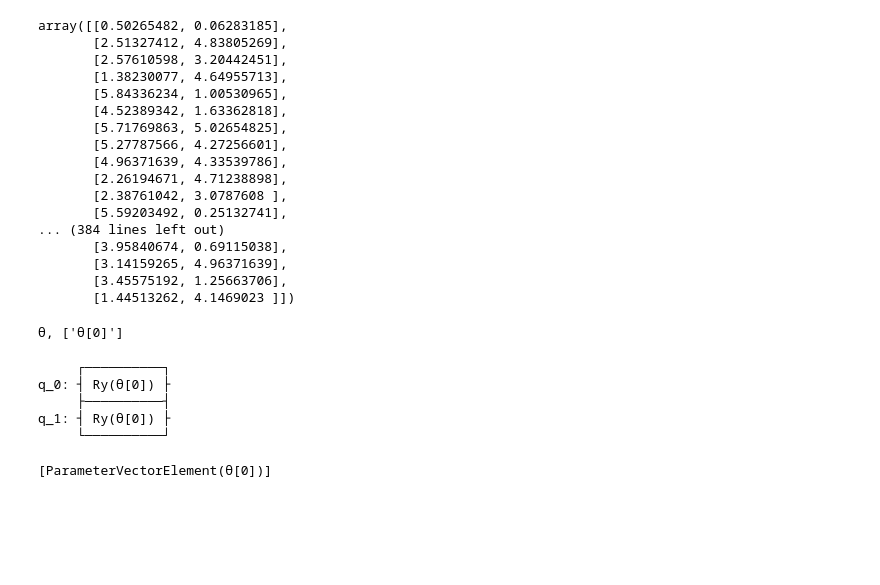
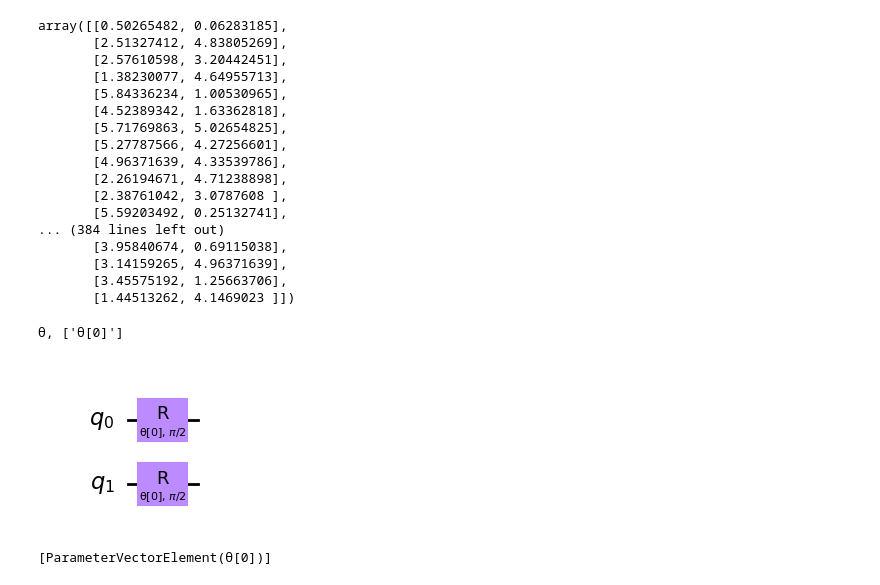
Before and after one commit to tenseisoham/QuantumML, a Jupyter notebook: Original-Code/Ad-Hoc-Data-QKT.ipynb, the cells around one changed output. Drawn from its saved outputs; the diff is of its cells as text; code cells hidden in the pictures; blank space fills up the shorter version.

```diff
--- a/Original-Code/Ad-Hoc-Data-QKT.ipynb
+++ b/Original-Code/Ad-Hoc-Data-QKT.ipynb
@@ -40,38 +40,34 @@ array([[0.50265482, 0.06283185],
 # %%
 import pandas as pd
 import numpy as np
 from sklearn.model_selection import train_test_split
 from sklearn.preprocessing import LabelEncoder
 
 # Separate the dataset into features (X) and target label (y)
 y = train_labels
 X = train_features
 
 label_encoder = LabelEncoder()
 y = label_encoder.fit_transform(y)
 
 # Set parameters for the quantum feature map
 feature_dimension = 2  # Number of features used in the quantum feature map
 reps = 2  # Number of repetitions of the feature map circuit
 entanglement = 'linear'  # Type of entanglement in the quantum circuit
 
 # Define a custom rotational layer for the quantum feature map
 from qiskit import QuantumCircuit
 from qiskit.circuit import ParameterVector
 training_params = ParameterVector("θ", 1)
 print(training_params)
 fm0 = QuantumCircuit(feature_dimension)
 for qubit in range(feature_dimension):
     fm0.ry(training_params[0], qubit)
 
-fm0.draw()
+fm0.decompose().draw(output="mpl", style="clifford", fold=20)
 # %% [output]
 θ, ['θ[0]']
-     ┌──────────┐
-q_0: ┤ Ry(θ[0]) ├
-     ├──────────┤
-q_1: ┤ Ry(θ[0]) ├
-     └──────────┘
+[figure, added]
 # %%
 training_params._params
 # %% [output]
```
Also changed, not shown: parts of 4 cells of this notebook, 3 other files.
